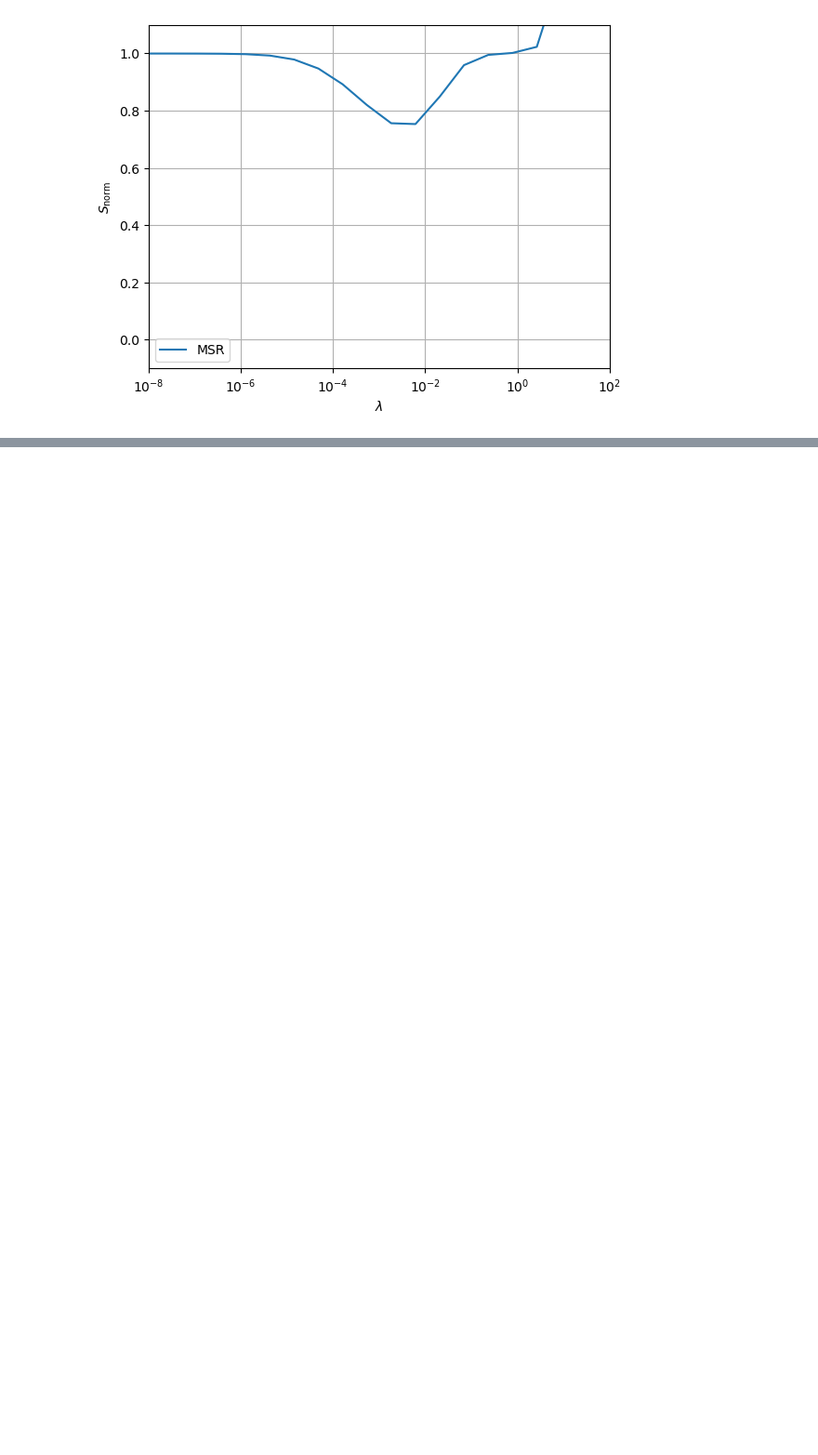
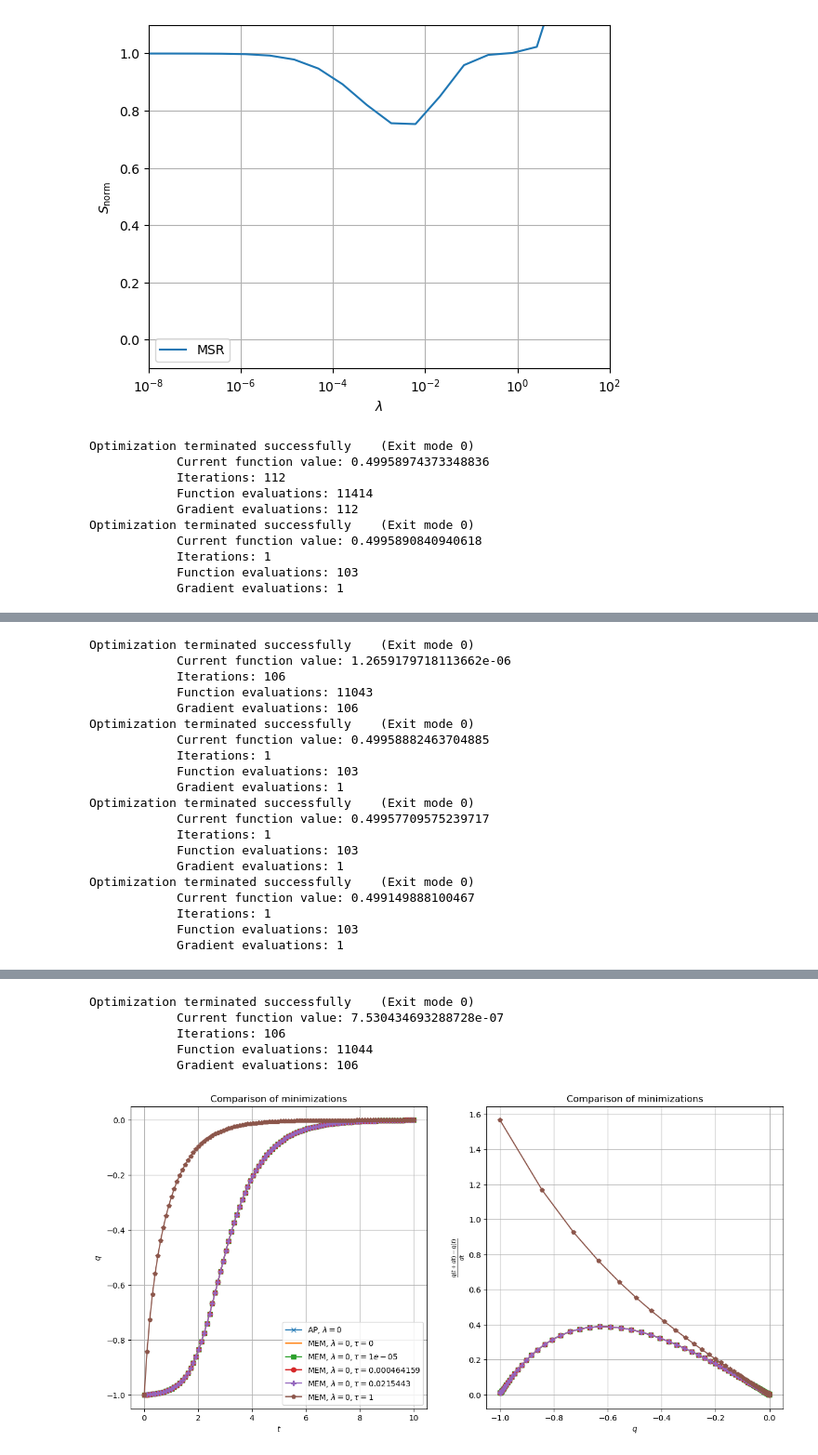
Before and after one commit to larstors/Internship, a Jupyter notebook: numerics/output.ipynb, the cells around one changed output, grey strips where cells are left out. Shown at 93% size. Cells and saved outputs as stored; diff of their text form; code cells hidden in the pictures; blank space fills up the shorter version.

```diff
--- a/numerics/output.ipynb
+++ b/numerics/output.ipynb
@@ -73,20 +125,44 @@ result2 = system2.minimize(in_cond=res.x, a=1e-6)
 time = np.linspace(0, 10, 100)
 
 fig2, ax = plt.subplots(nrows=1, ncols=2, figsize=(15, 7))
-ax[0].plot(time, res.x[:N], label=r"AP, $\lambda=0$")
+
+ax[0].plot(time, res.x[:N], "-x",label=r"AP, $\lambda=0$")
 ax[0].plot(time, result.x[:N], label=r"MEM, $\lambda=0, \tau=0$")
-ax[0].plot(time, result2.x[:N], label=r"MEM, $\lambda=0, \tau=10^{-2}$")
+
+ax[1].plot(res.x[:N-1], (res.x[1:N] - res.x[:N-1])/dt, "-x", label=r"$\lambda=0$")
+ax[1].plot(result.x[:N-1], (result.x[1:N] - result.x[:N-1])/dt, label=r"MSR Legendre minimization, $\lambda=0, \tau=0$")
+
+form = ["-s", "-o", "-P", "-p"]
+k = 0
+for tau in np.logspace(-5, 0, num=4, base=10, endpoint=True):
+    system2 = legendre.transform(lambda_=0, a=10, tau=tau, D1=0, D2=1, N=N, noise="d", pot="m", tmax=10, sigma=1, b=1)
+    result2 = system2.minimize(in_cond=res.x, a=-1e-6)
+
+    ax[0].plot(time, result2.x[:N], form[k], label=r"MEM, $\lambda=0, \tau=%g$" % tau)
+    ax[1].plot(result2.x[:N-1], (result2.x[1:N] - result2.x[:N-1])/dt, form[k])
+    k += 1
+
 ax[0].set_xlabel(r"$t$")
 ax[0].set_ylabel(r"$q$")
 ax[0].set_title("Comparison of minimizations")
 ax[0].legend()
 ax[0].grid()
 
-ax[1].plot(res.x[:N-1], (res.x[1:N] - res.x[:N-1])/dt, label=r"$\lambda=0$")
-ax[1].plot(result.x[:N-1], (result.x[1:N] - result.x[:N-1])/dt, label=r"MSR Legendre minimization, $\lambda=0, \tau=0$")
-ax[1].plot(result2.x[:N-1], (result2.x[1:N] - result2.x[:N-1])/dt, label=r"MSR Legendre minimization, $\lambda=0, \tau=10^{-2}$")
 ax[1].set_ylabel(r"$\frac{q(t+dt)-q(t)}{dt}$")
 ax[1].set_xlabel(r"$q$")
 ax[1].set_title("Comparison of minimizations")
 #ax[1].legend()
 ax[1].grid()
+
+plt.savefig("tau_check.pdf", dpi=500, bbox_inches="tight")
+# %% [output]
+Optimization terminated successfully    (Exit mode 0)
+            Current function value: 0.49958974373348836
+            Iterations: 112
+            Function evaluations: 11414
+            Gradient evaluations: 112
+Optimization terminated successfully    (Exit mode 0)
+            Current function value: 0.4995890840940618
+            Iterations: 1
+            Function evaluations: 103
+            Gradient evaluations: 1
@@ -92,0 +170,20 @@ ax[1].grid()
+Optimization terminated successfully    (Exit mode 0)
+            Current function value: 1.2659179718113662e-06
+            Iterations: 106
+            Function evaluations: 11043
+            Gradient evaluations: 106
+Optimization terminated successfully    (Exit mode 0)
+            Current function value: 0.49958882463704885
+            Iterations: 1
+            Function evaluations: 103
+            Gradient evaluations: 1
+Optimization terminated successfully    (Exit mode 0)
+            Current function value: 0.49957709575239717
+            Iterations: 1
+            Function evaluations: 103
+            Gradient evaluations: 1
+Optimization terminated successfully    (Exit mode 0)
+            Current function value: 0.499149888100467
+            Iterations: 1
+            Function evaluations: 103
+            Gradient evaluations: 1
@@ -92,0 +191,6 @@ ax[1].grid()
+Optimization terminated successfully    (Exit mode 0)
+            Current function value: 7.530434693288728e-07
+            Iterations: 106
+            Function evaluations: 11044
+            Gradient evaluations: 106
+[figure, added]
```
Also changed, not shown: parts of 13 cells of this notebook, 3 other files.
